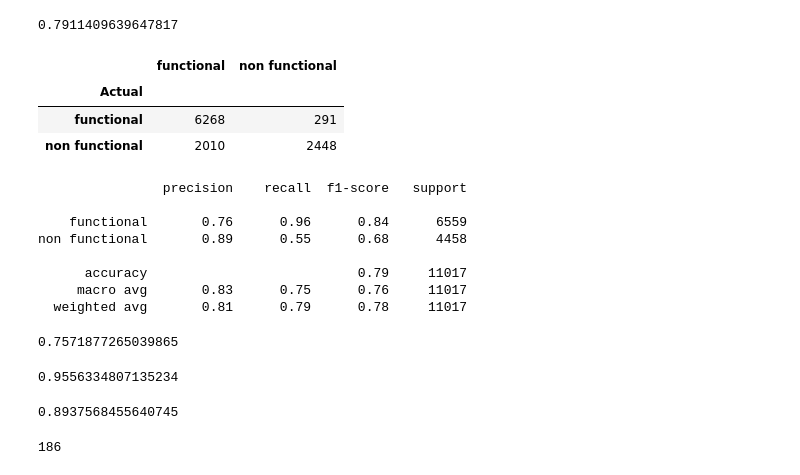
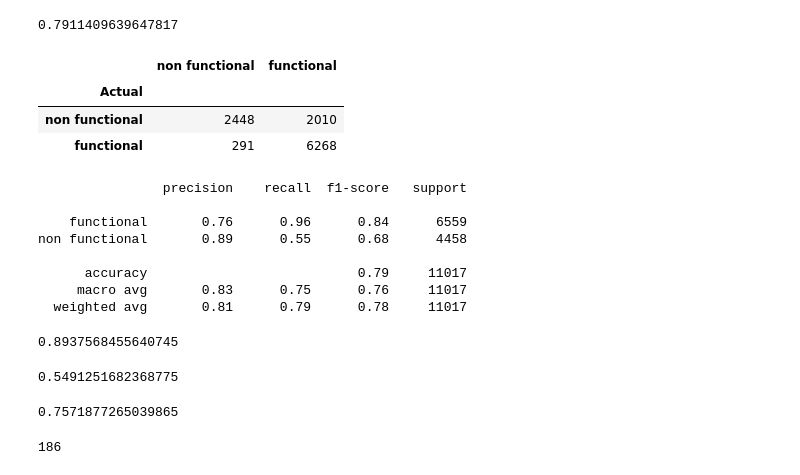
Before and after one commit to JayWang64/SpringboardDS, a Jupyter notebook: _Capstone 2/Report 2/notebooks/capstone project 2 - part 3 - machine learning model.ipynb, the cells around one changed output. Cells and saved outputs as stored; diff of their text form; code cells hidden in the pictures.

```diff
--- a/_Capstone 2/Report 2/notebooks/capstone project 2 - part 3 - machine learning model.ipynb
+++ b/_Capstone 2/Report 2/notebooks/capstone project 2 - part 3 - machine learning model.ipynb
@@ -131,4 +131,25 @@ from sklearn.metrics import roc_curve
 
 from sklearn import metrics
 from sklearn.metrics import confusion_matrix
+# %%
+def getConfusionMatrixP(y_pred, y_test, positive_label):
+    '''
+    a function to print the confusion matrix, labelled, as a dataframe
+
+    '''
+    # labels = np.unique(y_test)
+    labels = np.sort(np.unique(y_test))[::-1]
+    desired_labels = []
+    desired_labels.append(positive_label)
+
+    if labels[0] == positive_label:
+        desired_labels.append(labels[1])
+    else:
+        desired_labels.append(labels[0])
+
+    a =  confusion_matrix(y_test, y_pred, labels=desired_labels)
+
+    df_cm = pd.DataFrame(a, index=desired_labels, columns=desired_labels)
+    df_cm.index.name='Actual'
+    return df_cm
 # %%
@@ -300,12 +339,12 @@ rfc.score(X_test, y_test)
 # %%
 y_pred_rfc = rfc.predict(X_test)
 # %%
-getConfusionMatrix(y_pred_rfc, y_test)
+getConfusionMatrixP(y_pred_rfc, y_test, 'non functional')
 # %% [output]
-|  | functional | non functional |
+|  | non functional | functional |
 | Actual |  |  |
-| functional | 6268 | 291 |
-| non functional | 2010 | 2448 |
+| non functional | 2448 | 2010 |
+| functional | 291 | 6268 |
 # %%
 print(classification_report(y_test, y_pred_rfc))
 # %% [output]
@@ -318,17 +357,17 @@ non functional       0.89      0.55      0.68      4458
      macro avg       0.83      0.75      0.76     11017
   weighted avg       0.81      0.79      0.78     11017
 # %%
-getPrecision(getConfusionMatrix(y_pred_rfc, y_test))
+getPrecision(getConfusionMatrixP(y_pred_rfc, y_test, 'non functional'),'non functional')
 # %% [output]
-0.7571877265039865
+0.8937568455640745
 # %%
-getRecall(getConfusionMatrix(y_pred_rfc, y_test))
+getRecall(getConfusionMatrixP(y_pred_rfc, y_test, 'non functional'),'non functional')
 # %% [output]
-0.9556334807135234
+0.5491251682368775
 # %%
-getSpecificity(getConfusionMatrix(y_pred_rfc, y_test))
+getSpecificity(getConfusionMatrixP(y_pred_rfc, y_test, 'non functional'),'non functional')
 # %% [output]
-0.8937568455640745
+0.7571877265039865
 # %%
 rfc_feat_importances = rfc.feature_importances_
 len(rfc_feat_importances)
```
Also changed, not shown: parts of 32 cells of this notebook, 1 other file.
